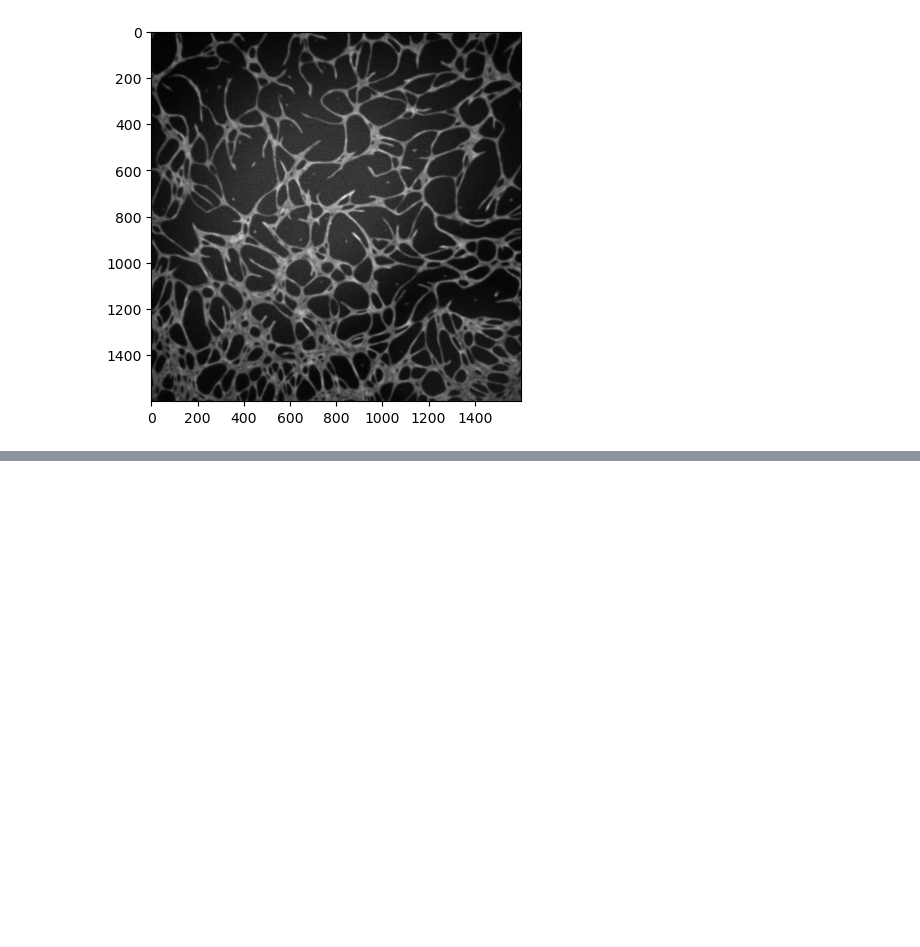
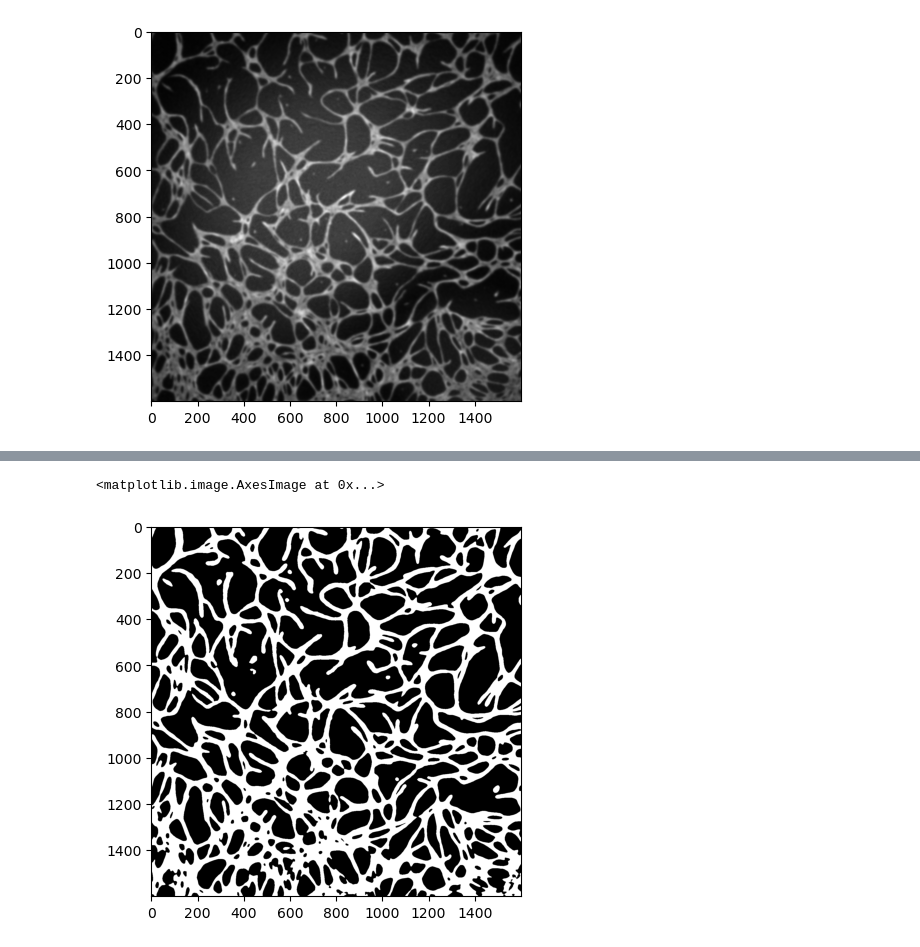
Before and after one commit to HarryKrek/Vascular-Tool, a Jupyter notebook: tester.ipynb, the cells around one changed output, grey strips where cells are left out. Cells and saved outputs as stored; diff of their text form; code cells hidden in the pictures; blank space fills up the shorter version.

```diff
--- a/tester.ipynb
+++ b/tester.ipynb
@@ -57 +59,13 @@ plt.imshow(diff, cmap='gray')
+# %%
+#Close Holes
+from skimage.morphology import remove_small_holes, isotropic_dilation
+#remove small holes
+unholed = remove_small_holes(ensmallend, area_threshold = 100)
+#morphological closing
+dilated = isotropic_dilation(unholed, 1) #Dilation only used for skeleton
+
+plt.imshow(dilated, cmap='gray')
+# %% [output]
+<matplotlib.image.AxesImage at 0x...>
+[figure, added]
 # %%
```
Also changed, not shown: parts of 14 cells of this notebook.
